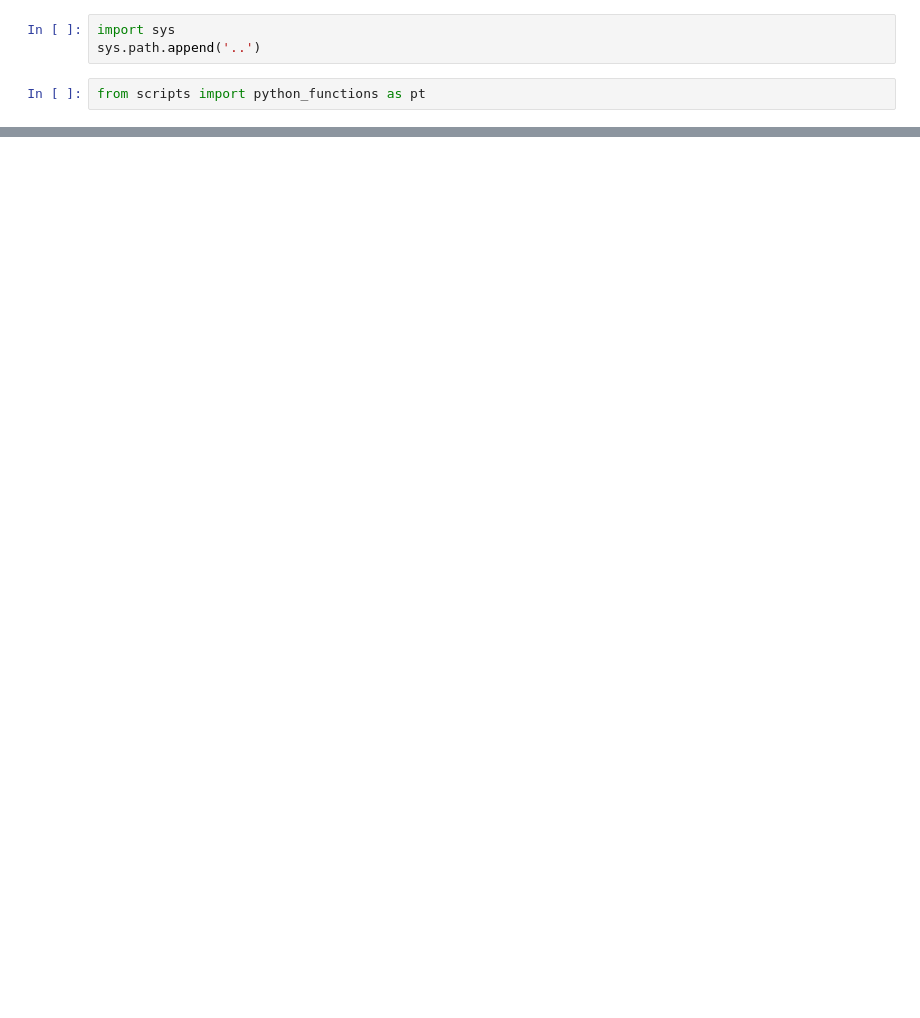
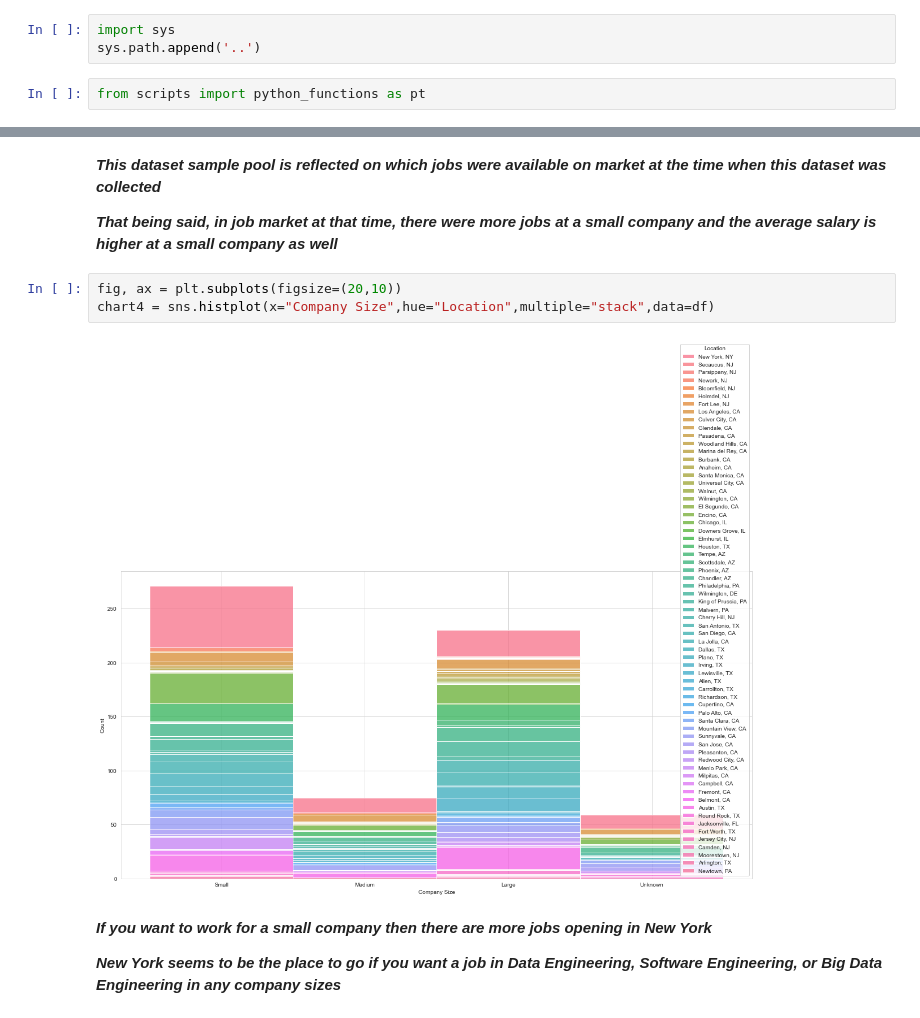
Before and after one commit to data301-2021-summer2/project-group31-project, a Jupyter notebook: analysis/Analysis Notebook.ipynb, the cells around one changed output, grey strips where cells are left out. Saved outputs shown, nothing was run; the diff lists cells and outputs as text; blank space fills up the shorter version.

```diff
--- a/analysis/Analysis Notebook.ipynb
+++ b/analysis/Analysis Notebook.ipynb
@@ -25,0 +57,13 @@ See the caveats in the documentation: https://pandas.pydata.org/pandas-docs/stab
+# %% [markdown]
+***This dataset sample pool is reflected on which jobs were available on market at the time when this dataset was collected***
+
+***That being said, in job market at that time, there were more jobs at a small company and the average salary is higher at a small company as well***
+# %%
+fig, ax = plt.subplots(figsize=(20,10))
+chart4 = sns.histplot(x="Company Size",hue="Location",multiple="stack",data=df)
+# %% [output]
+[figure, added]
+# %% [markdown]
+***If you want to work for a small company then there are more jobs opening in New York***
+
+***New York seems to be the place to go if you want a job in Data Engineering, Software Engineering, or Big Data Engineering in any company sizes***
```
Also changed, not shown: parts of 9 cells of this notebook.
